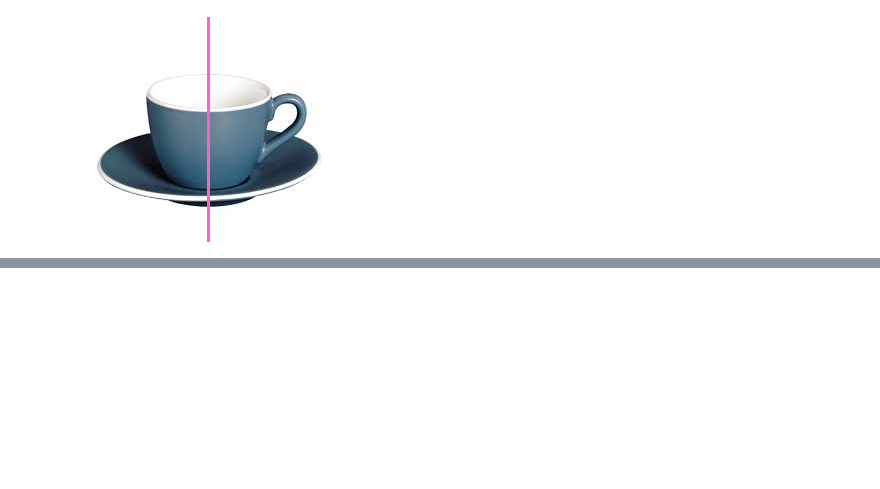
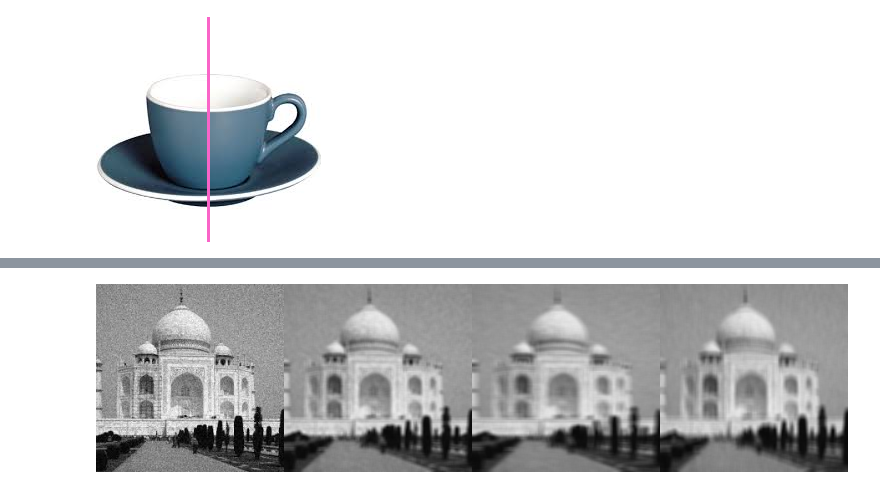
Before and after one commit to Amxl-Hex/Study_materials, a Jupyter notebook: Learning_OpenCV.ipynb, the cells around one changed output, grey strips where cells are left out. Saved outputs shown, nothing was run; the diff lists cells and outputs as text; code cells hidden in the pictures; blank space fills up the shorter version.

```diff
--- a/Learning_OpenCV.ipynb
+++ b/Learning_OpenCV.ipynb
@@ -106,0 +135,8 @@ cv2_imshow(img_cline)
+# %%
+mean_img1 = cv2.blur(img, ksize = (5,5))
+mean_img2 = cv2.blur(img, ksize = (9,5))
+mean_img3 = cv2.blur(img, ksize = (5,9))
+img_mean = np.hstack((img, mean_img1, mean_img2, mean_img3))
+cv2_imshow(img_mean)
+# %% [output]
+[figure, added]
```
Also changed, not shown: parts of 8 cells of this notebook.
